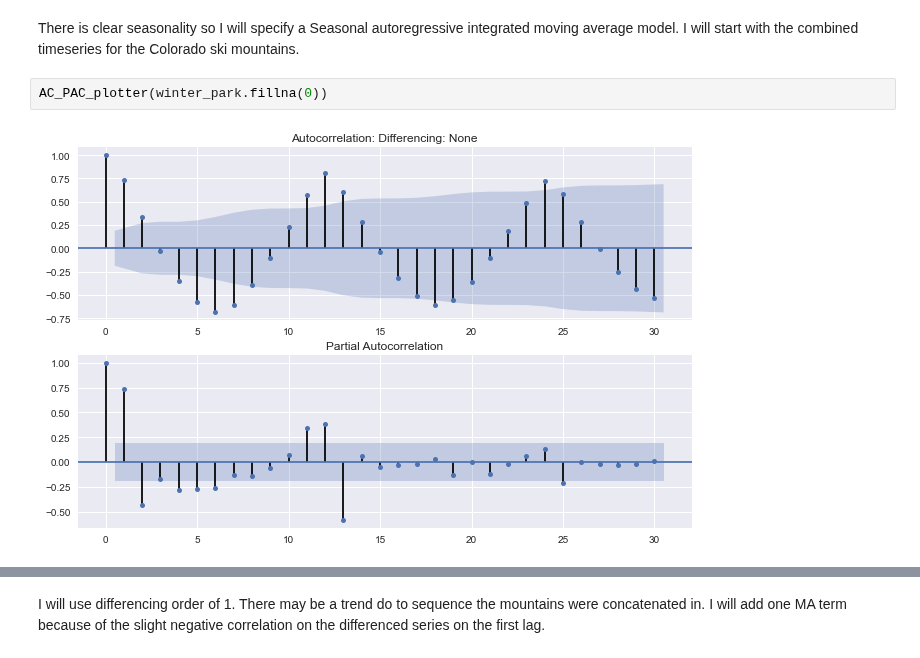
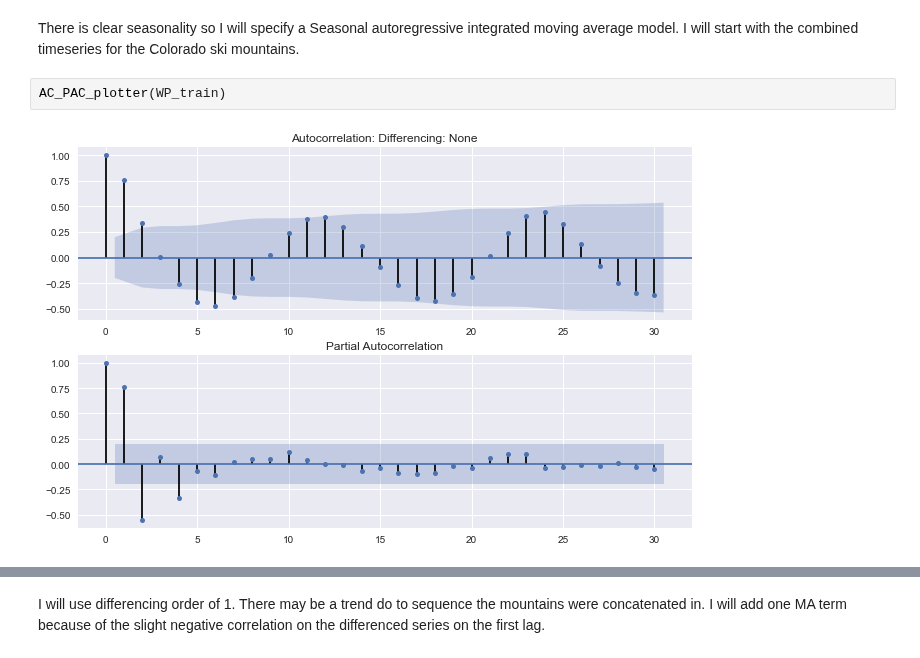
Before and after one commit to chrisoyer/ski-snow-modeling, a Jupyter notebook: src/analysis/snow_ts_analysis.ipynb, the cells around one changed output, grey strips where cells are left out. Cells and saved outputs as stored; diff of their text form.

```diff
--- a/src/analysis/snow_ts_analysis.ipynb
+++ b/src/analysis/snow_ts_analysis.ipynb
@@ -227,7 +258,7 @@ fig = decomposition.plot()
 # %% [markdown]
 There is clear seasonality so I will specify a Seasonal autoregressive integrated moving average model. I will start with the combined timeseries for the Colorado ski mountains.
-# %%
-AC_PAC_plotter(winter_park.fillna(0))
-# %% [output]
-[figure, removed]
+# %%
+AC_PAC_plotter(WP_train)
+# %% [output]
+[figure, added]
 # %%
```
Also changed, not shown: parts of 17 cells of this notebook.
